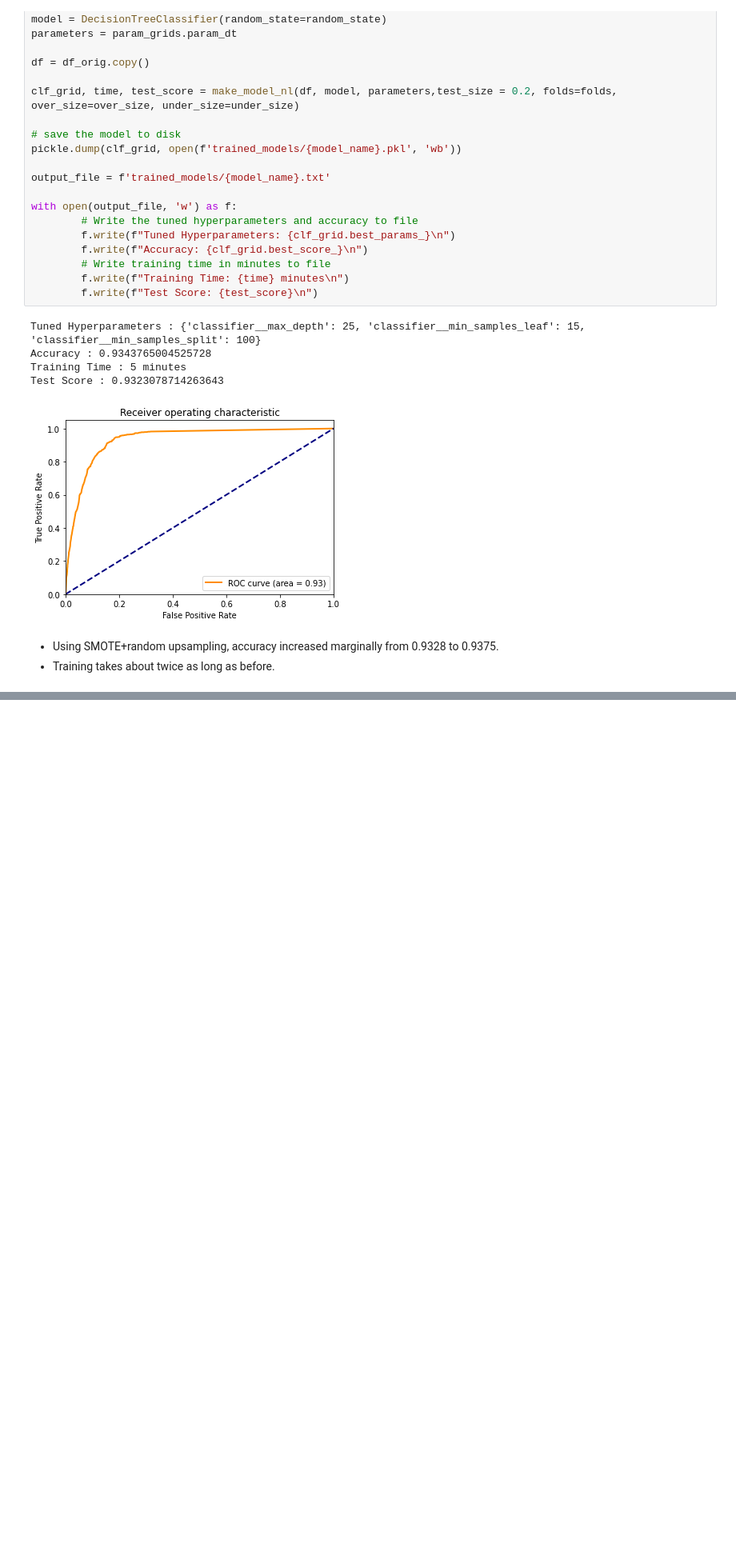
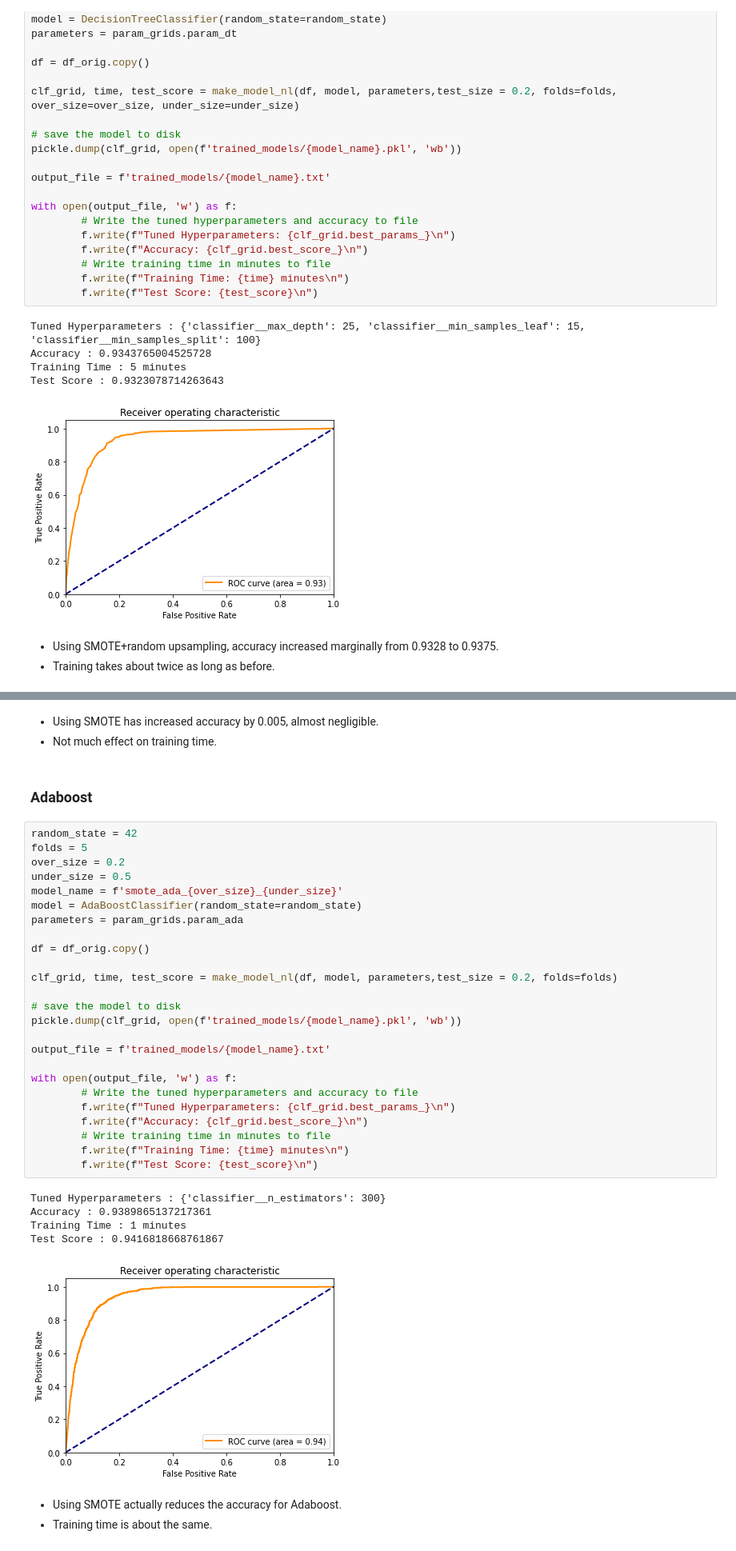
Before and after one commit to gitkym/uvs_bank_marketing_project, a Jupyter notebook: feature_selection.ipynb, the cells around one changed output, grey strips where cells are left out. Shown at 80% size. Cells and saved outputs as stored; diff of their text form; blank space fills up the shorter version.

```diff
--- a/feature_selection.ipynb
+++ b/feature_selection.ipynb
@@ -515,0 +546,39 @@ Test Score : 0.9323078714263643
+# %% [markdown]
+- Using SMOTE has increased accuracy by 0.005, almost negligible.
+- Not much effect on training time.
+# %% [markdown]
+### Adaboost
+# %%
+random_state = 42
+folds = 5
+over_size = 0.2
+under_size = 0.5
+model_name = f'smote_ada_{over_size}_{under_size}'
+model = AdaBoostClassifier(random_state=random_state)
+parameters = param_grids.param_ada
+
+df = df_orig.copy()
+
+clf_grid, time, test_score = make_model_nl(df, model, parameters,test_size = 0.2, folds=folds)
+
+# save the model to disk
+pickle.dump(clf_grid, open(f'trained_models/{model_name}.pkl', 'wb'))
+
+output_file = f'trained_models/{model_name}.txt'
+
+with open(output_file, 'w') as f:
+        # Write the tuned hyperparameters and accuracy to file
+        f.write(f"Tuned Hyperparameters: {clf_grid.best_params_}\n")
+        f.write(f"Accuracy: {clf_grid.best_score_}\n")
+        # Write training time in minutes to file
+        f.write(f"Training Time: {time} minutes\n")
+        f.write(f"Test Score: {test_score}\n")
+# %% [output]
+Tuned Hyperparameters : {'classifier__n_estimators': 300}
+Accuracy : 0.9389865137217361
+Training Time : 1 minutes
+Test Score : 0.9416818668761867
+[figure, added]
+# %% [markdown]
+- Using SMOTE actually reduces the accuracy for Adaboost.
+- Training time is about the same.
```
Also changed, not shown: parts of 3 cells of this notebook, 5 other files.
